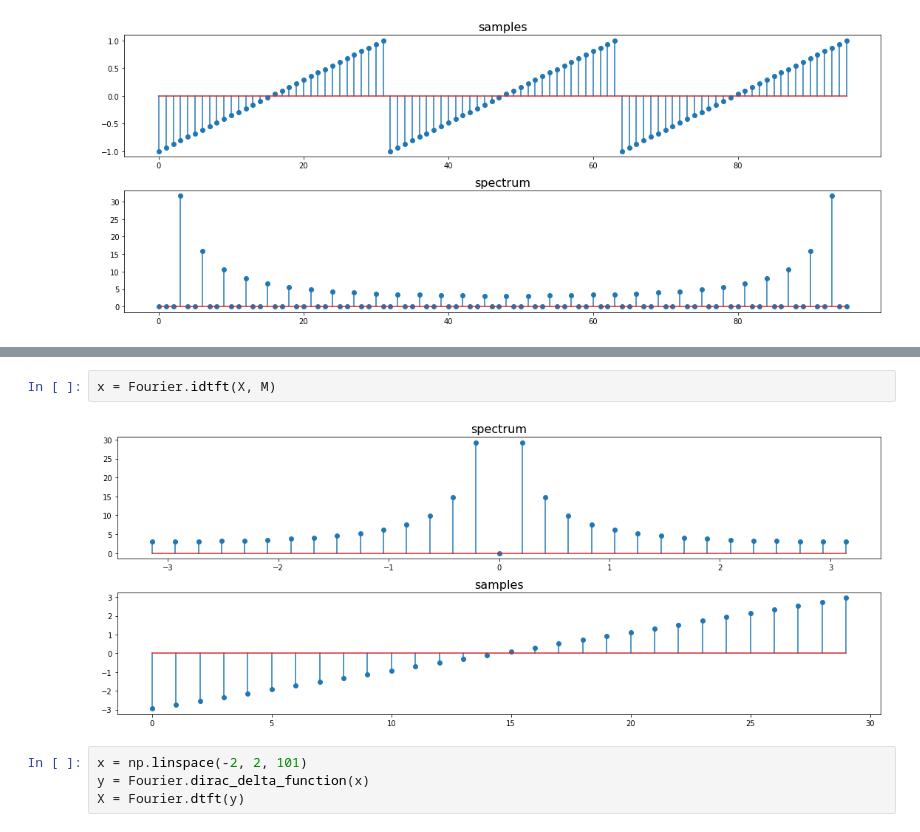
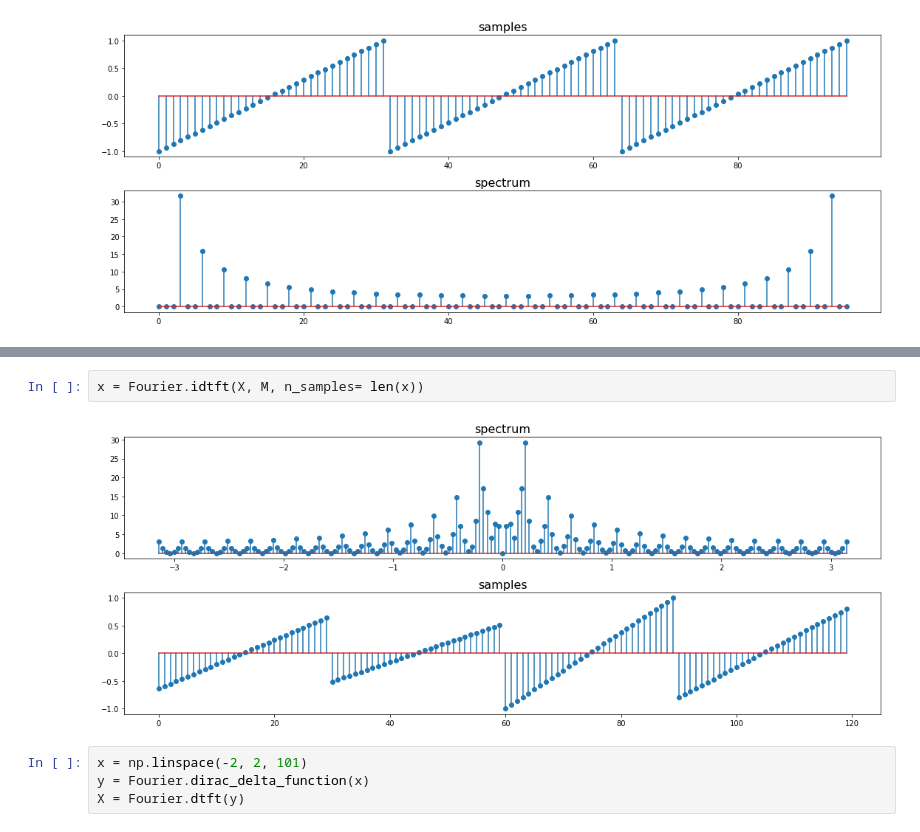
Before and after one commit to Wei1234c/Digital_Signal_Processing, a Jupyter notebook: notebooks/week4/Week 4 Lab.ipynb, the cells around one changed output, grey strips where cells are left out. Drawn from its saved outputs; the diff is of its cells as text.

```diff
--- a/notebooks/week4/Week 4 Lab.ipynb
+++ b/notebooks/week4/Week 4 Lab.ipynb
@@ -69,7 +69,7 @@ X = Fourier.dtft(x, M)
 # %%
-x = Fourier.idtft(X, M)
+x = Fourier.idtft(X, M, n_samples= len(x))
 # %% [output]
-[figure, old version]
+[figure, new version]
 # %%
 x = np.linspace(-2, 2, 101)
 y = Fourier.dirac_delta_function(x)
```
Also changed, not shown: parts of 1 cell of this notebook, 11 other files.
